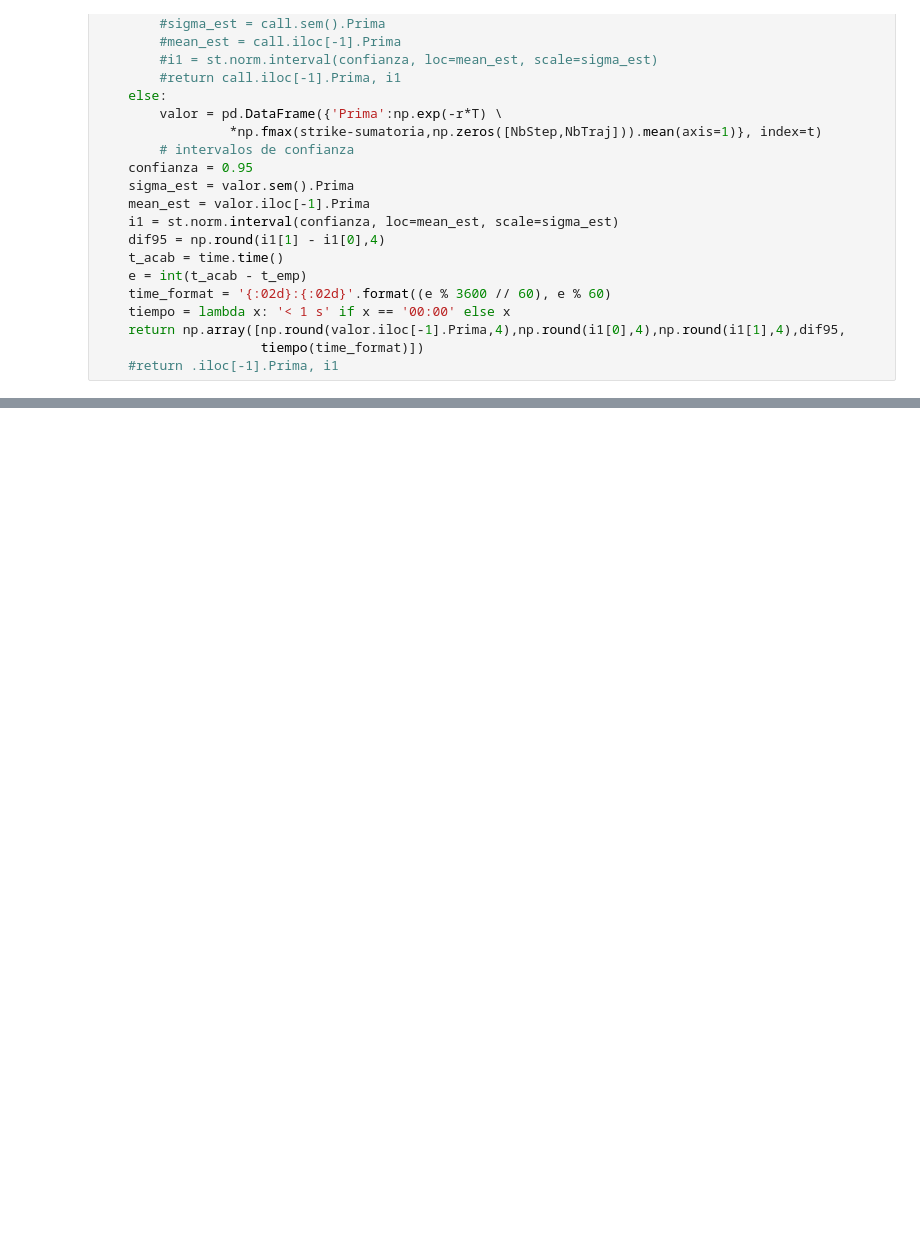
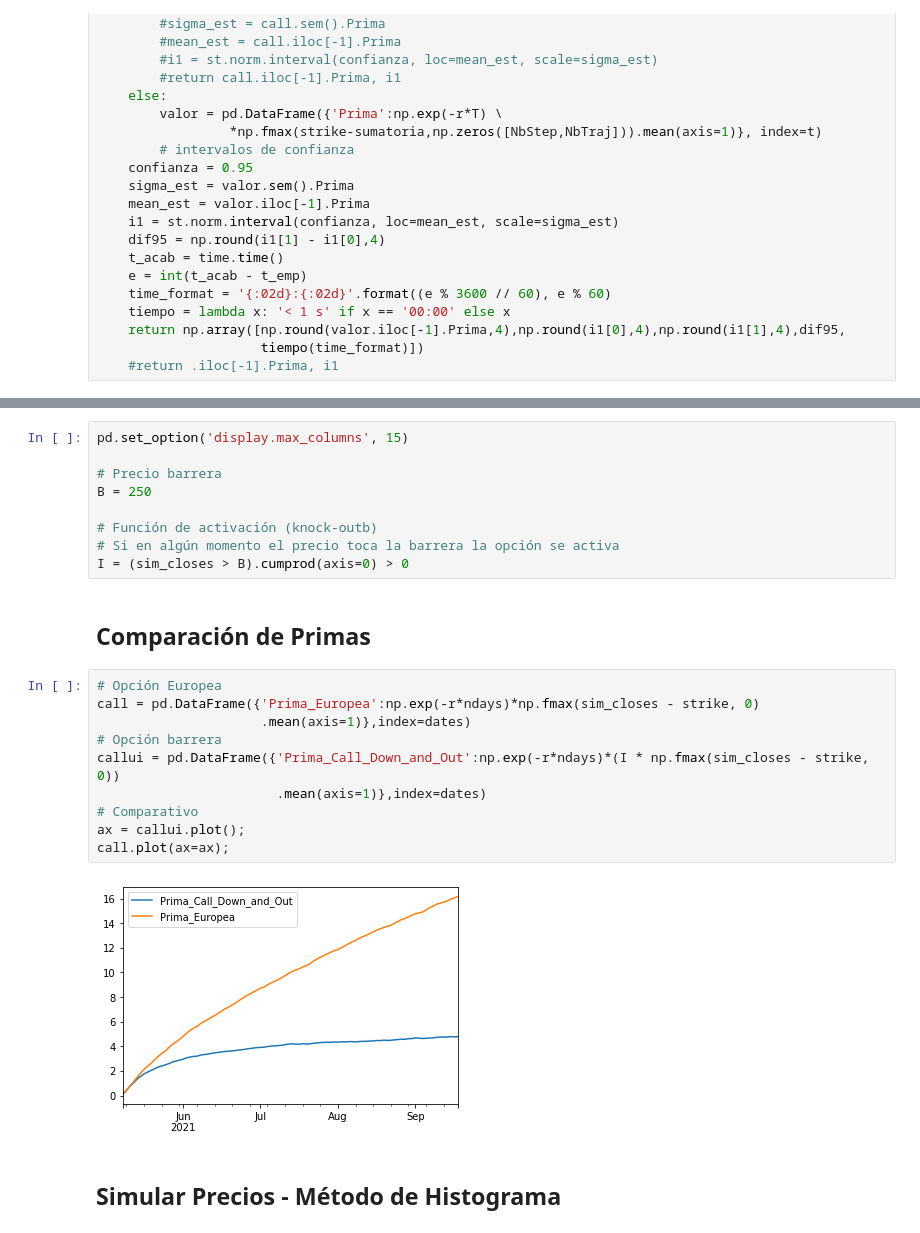
Before and after one commit to GerardoRVL97/TAREA_11_RUIZ_G_VAZQUEZ_C, a Jupyter notebook: TAREA_11.ipynb, the cells around one changed output, grey strips where cells are left out. Cells and saved outputs as stored; diff of their text form; blank space fills up the shorter version.

```diff
--- a/TAREA_11.ipynb
+++ b/TAREA_11.ipynb
@@ -75,0 +237,25 @@ def Riemann_approach_Trap(K:'Strike price',r:'Tasa libre de riesgo',S0:'Precio i
+# %%
+pd.set_option('display.max_columns', 15)
+
+# Precio barrera
+B = 250
+
+# Función de activación (knock-outb)
+# Si en algún momento el precio toca la barrera la opción se activa
+I = (sim_closes > B).cumprod(axis=0) > 0
+# %% [markdown]
+## Comparación de Primas
+# %%
+# Opción Europea
+call = pd.DataFrame({'Prima_Europea':np.exp(-r*ndays)*np.fmax(sim_closes - strike, 0)
+                     .mean(axis=1)},index=dates)
+# Opción barrera
+callui = pd.DataFrame({'Prima_Call_Down_and_Out':np.exp(-r*ndays)*(I * np.fmax(sim_closes - strike, 0))
+                       .mean(axis=1)},index=dates)
+# Comparativo
+ax = callui.plot();
+call.plot(ax=ax);
+# %% [output]
+[figure, added]
+# %% [markdown]
+## Simular Precios - Método de Histograma
```
Also changed, not shown: parts of 31 cells of this notebook.
